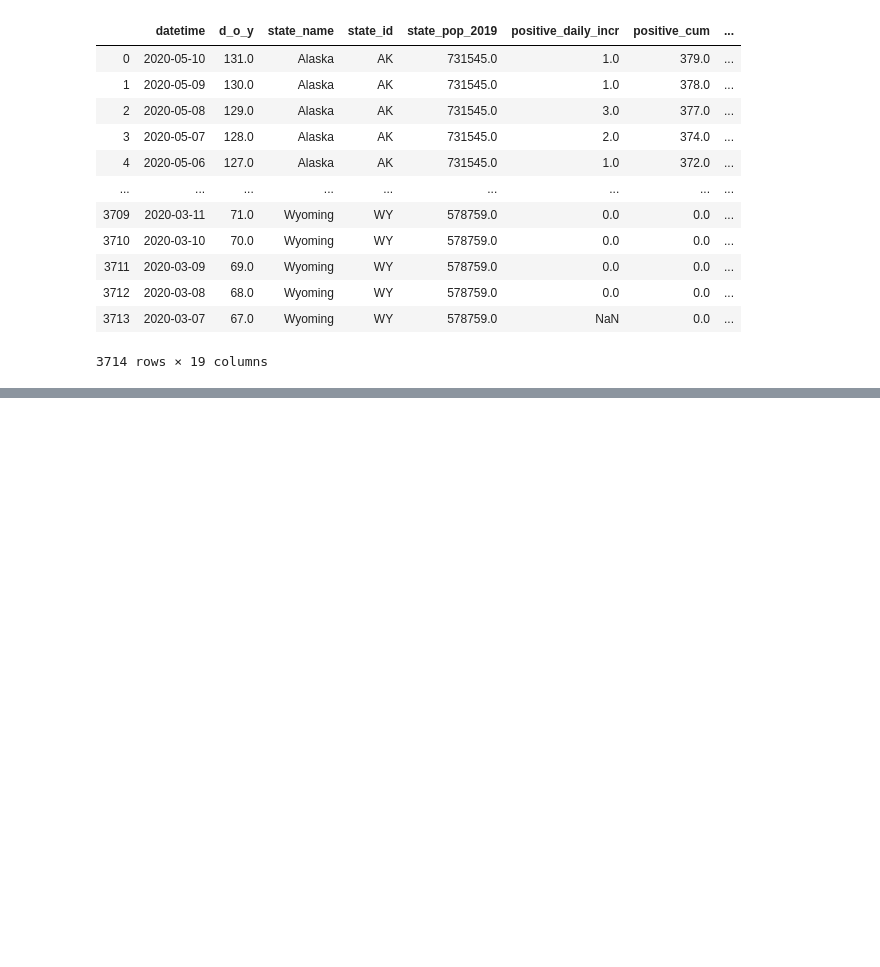
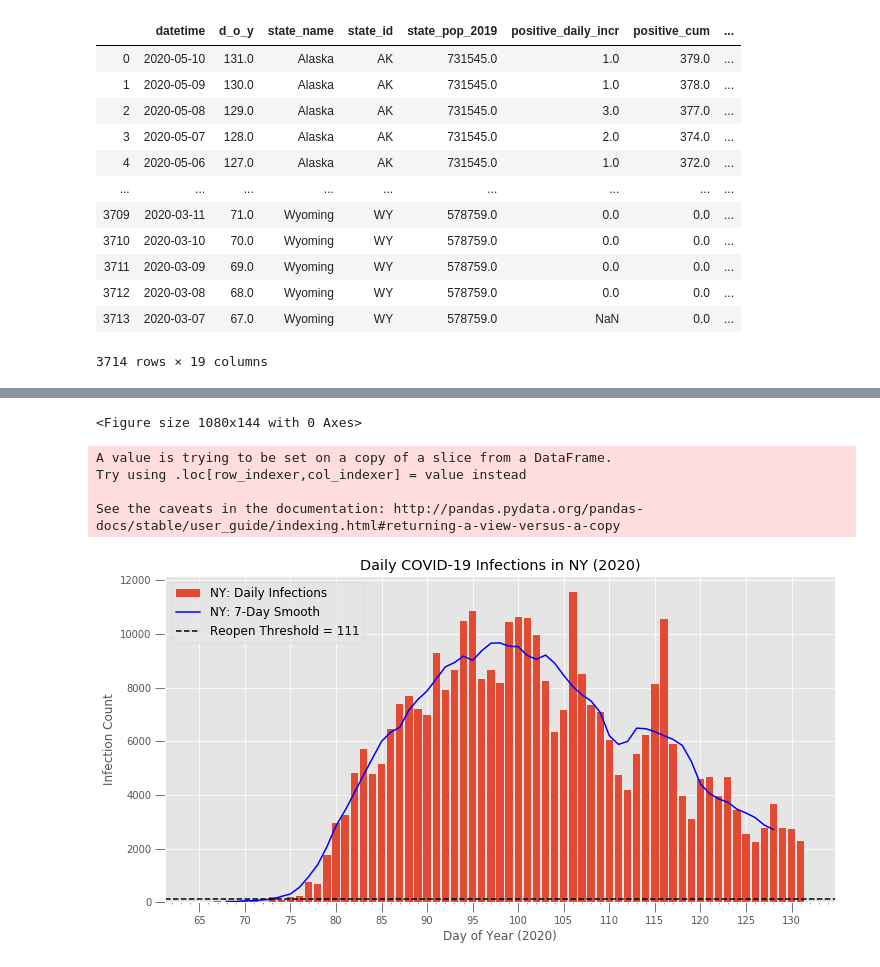
Before and after one commit to AsaKientz/covid-forecasting, a Jupyter notebook: notebooks/Untitled.ipynb, the cells around one changed output, grey strips where cells are left out. Saved outputs shown, nothing was run; the diff lists cells and outputs as text; code cells hidden in the pictures; blank space fills up the shorter version.

```diff
--- a/notebooks/Untitled.ipynb
+++ b/notebooks/Untitled.ipynb
@@ -54,0 +129,6 @@ df_usa
+# %%
+reopen_thresh = 10./100000/14
+state_pop = df_usa_pop.loc[df_usa_pop['ABBR'] == state_list[0],['POPEST18PLUS2019']].iloc[0,0]
+print(state_pop)
+state_reopen_thresh = math.ceil(state_pop * reopen_thresh)
+print(state_reopen_thresh)
@@ -54,0 +138,72 @@ df_usa
+# %%
+fig, axes = plt.subplots(plt_row,plt_col,figsize = (15,fig_sz_row), sharex=True, sharey=True)
+for ax, state in zip(axes.flat, state_list):
+    # Setting up rolling avg and reopen threshold data
+    state_pop = df_usa_pop.loc[df_usa_pop['ABBR'] == state,['POPEST18PLUS2019']].iloc[0,0]
+    print(state)
+    state_reopen_thresh = math.ceil(state_pop * reopen_thresh)
+    df2 = df_usa[df_usa['state_id']==state]
+    df2['Rolling-{num_days_smooth}mean'] = df2[metric_dict[metric][0]].rolling(window=num_days_smooth, center = True).mean()
+    # Data plotted
+    ax.bar(df2.d_o_y, df2[metric_dict[metric][0]], label = f"{state}")
+    plt.plot(df2.d_o_y, df2['Rolling-{num_days_smooth}mean'], label = f"{state}: {num_days_smooth}-Day Smooth", color='blue')
+    ax.axhline(state_reopen_thresh, color = 'black', ls="--", label = f"Reopen Threshold = {state_reopen_thresh}")
+    # Major & minor ticks
+#     ax.xaxis.set_major_locator(MultipleLocator(5))
+#     ax.xaxis.set_major_formatter(FormatStrFormatter('%d'))
+#     ax.xaxis.set_minor_locator(MultipleLocator(1))
+#     ax.tick_params(direction='out', length=10)
+#     # Axis Labels
+#     ax.set_xlabel('Day of Year (2020)')
+#     ax.set_ylabel(f'Reported {metric_dict[metric][1]}')
+#     ax.label_outer()
+#     # Coerce Legend to dsplay in desired order
+#     handles, labels = plt.gca().get_legend_handles_labels()
+#     order = [2,0,1]
+#     ax.legend([handles[idx] for idx in order],[labels[idx] for idx in order],
+#               fontsize=12, loc='upper left')
+# plt.suptitle(f'{metric_dict[metric][2]} By Day of Year, By State', fontsize=16, y = 0.95)
+# plt.show();
+# %% [output]
+<Figure size 1080x144 with 0 Axes>
+# %%
+# CDC guideline threshold of 10 reported infections per 100k pop every 14 days
+reopen_thresh = 10./100000/14
+
+# states = ['NY', 'FL', 'CA']
+state_list = ['NY']
+metric_dict = {'infection' : ['positive_daily_incr', 'Infections', 'Infection Counts', 'infection_counts'],
+                   'hospitalized' : ['hospitalized_daily_incr', 'Hospitializations', 'Hospitializations', 'hospitializations'],
+                   'death' : ['death_daily_incr', 'Deaths', 'Deaths', 'deaths']}
+
+states_pop = [df_usa_pop.loc[df_usa_pop['ABBR'] == state_list[i],['POPEST18PLUS2019']].iloc[0,0] for i in range(len(states))]
+state_reopen_thresh = [math.ceil(x * reopen_thresh) for x in states_pop]
+num_days = 7
+df2 = df_usa[df_usa['state_id'].isin(state_list)]
+df2['Rolling-{num_days}mean'] = df2[metric_dict[metric][0]].rolling(window=num_days, center = True).mean()
+fig, ax = plt.subplots(figsize = (12,6))
+for state in state_list:
+    plt.bar(df2.d_o_y, df2[metric_dict[metric][0]], label = f"{state}: Daily Infections")
+    plt.plot(df2.d_o_y, df2['Rolling-{num_days}mean'], label = f"{state}: {num_days}-Day Smooth", color='blue')
+
+    ax.axhline(state_reopen_thresh[0], color = 'black', ls="--", label = f"Reopen Threshold = {state_reopen_thresh[0]}")
+
+
+ax.xaxis.set_major_locator(MultipleLocator(5))
+ax.xaxis.set_major_formatter(FormatStrFormatter('%d'))
+# For the minor ticks, use no labels; default NullFormatter.
+ax.xaxis.set_minor_locator(MultipleLocator(1))
+ax.tick_params(direction='out', length=10)
+ax.set_xlabel('Day of Year (2020)')
+ax.set_ylabel('Infection Count')
+plt.title(f'Daily COVID-19 Infections in {state} (2020)')
+handles, labels = plt.gca().get_legend_handles_labels()
+order = [2,0,1]
+plt.legend([handles[idx] for idx in order],[labels[idx] for idx in order], fontsize=12,loc='upper left')
+plt.show();
+# %% [output]
+A value is trying to be set on a copy of a slice from a DataFrame.
+Try using .loc[row_indexer,col_indexer] = value instead
+
+See the caveats in the documentation: http://pandas.pydata.org/pandas-docs/stable/user_guide/indexing.html#returning-a-view-versus-a-copy
+[figure, added]
```
Also changed, not shown: parts of 6 cells of this notebook, 4 other files.
